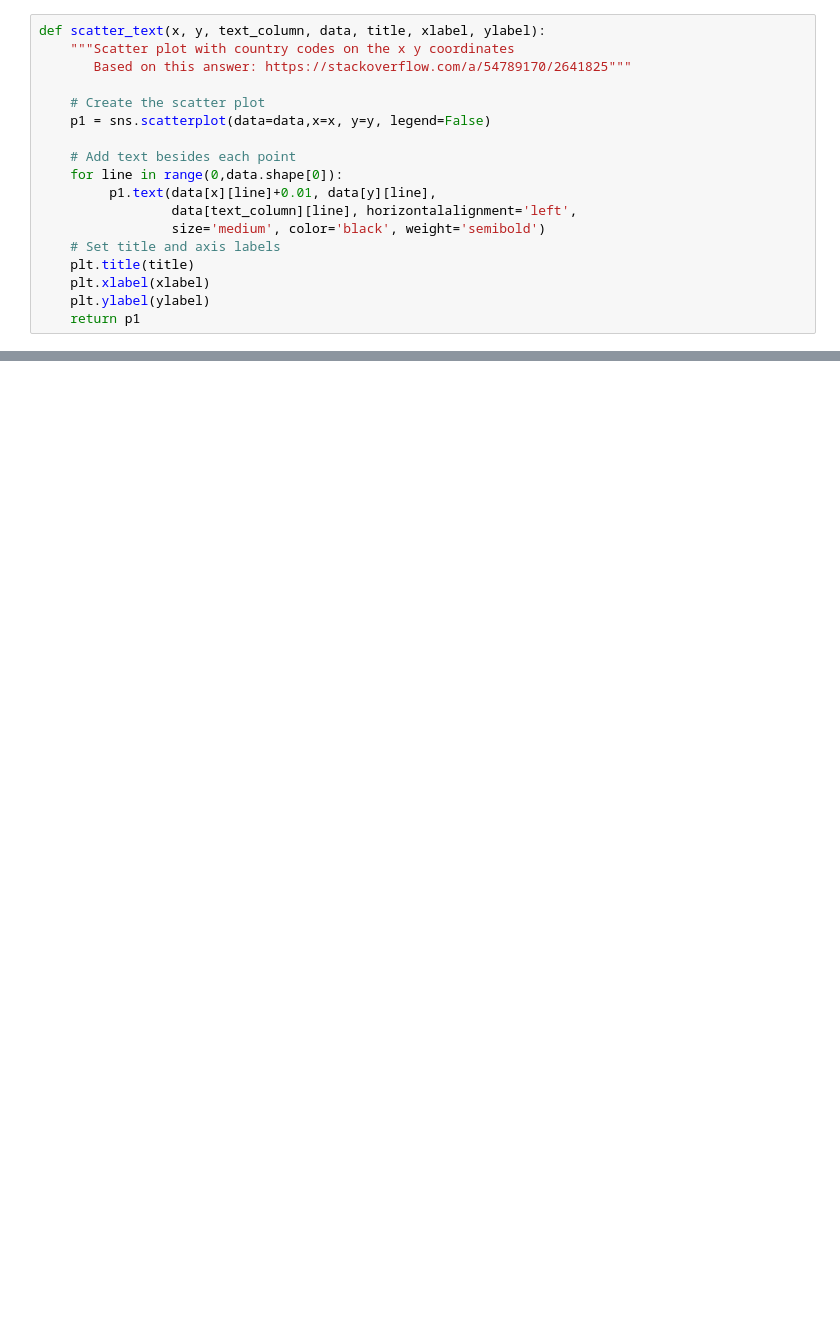
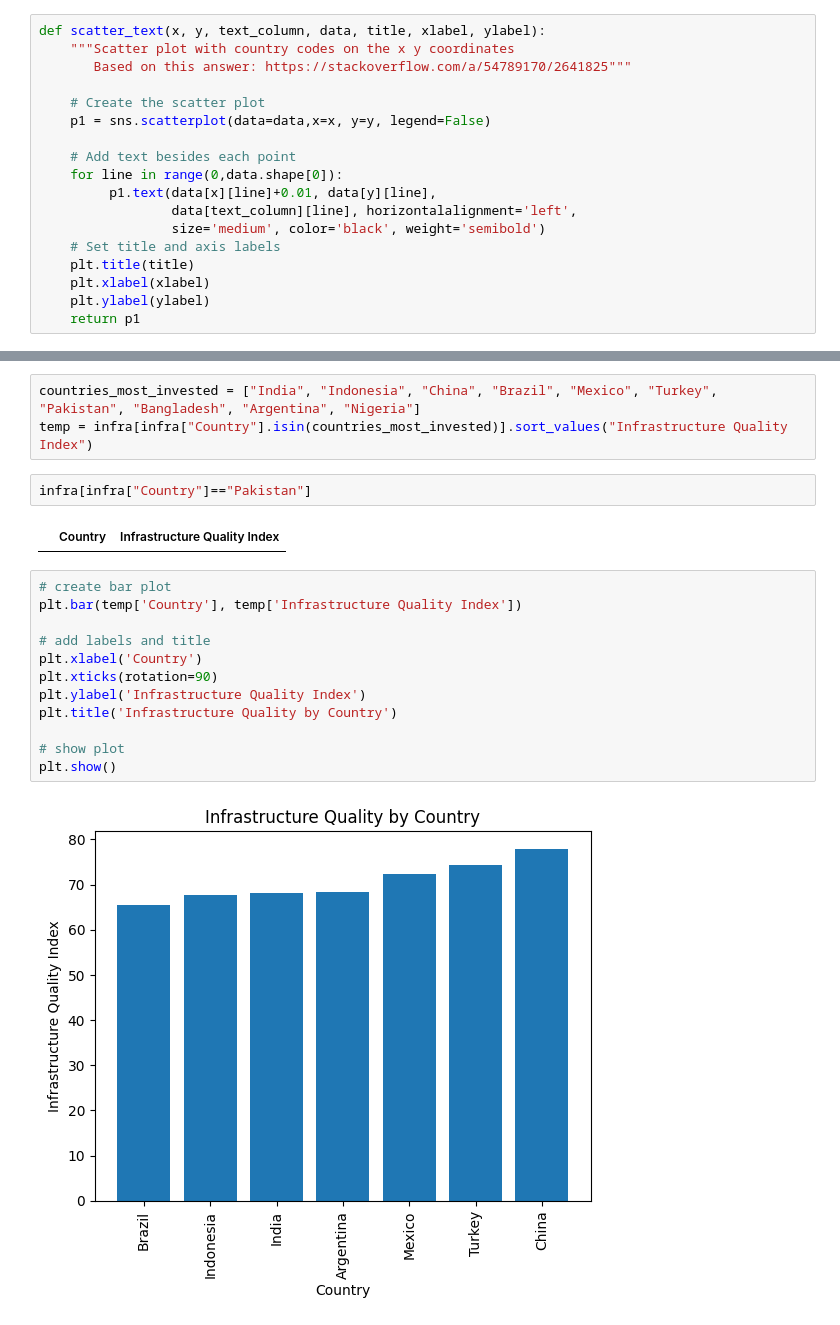
Before and after one commit to ababber19/SWUH, a Jupyter notebook: Phase_1_Graphs.ipynb, the cells around one changed output, grey strips where cells are left out. Cells and saved outputs as stored; diff of their text form; blank space fills up the shorter version.

```diff
--- a/Phase_1_Graphs.ipynb
+++ b/Phase_1_Graphs.ipynb
@@ -314,0 +363,21 @@ scatter_text("pop2021", "numProjects", "name",
+# %%
+countries_most_invested = ["India", "Indonesia", "China", "Brazil", "Mexico", "Turkey", "Pakistan", "Bangladesh", "Argentina", "Nigeria"]
+temp = infra[infra["Country"].isin(countries_most_invested)].sort_values("Infrastructure Quality Index")
+# %%
+infra[infra["Country"]=="Pakistan"]
+# %% [output]
+|  | Country | Infrastructure Quality Index |
+# %%
+# create bar plot
+plt.bar(temp['Country'], temp['Infrastructure Quality Index'])
+
+# add labels and title
+plt.xlabel('Country')
+plt.xticks(rotation=90)
+plt.ylabel('Infrastructure Quality Index')
+plt.title('Infrastructure Quality by Country')
+
+# show plot
+plt.show()
+# %% [output]
+[figure, added]
```
Also changed, not shown: parts of 14 cells of this notebook, 1 other file.
